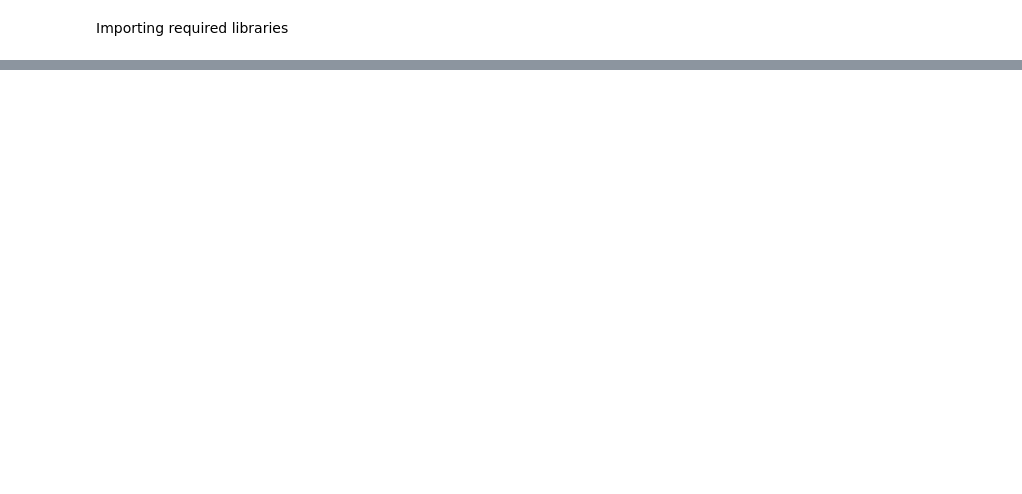
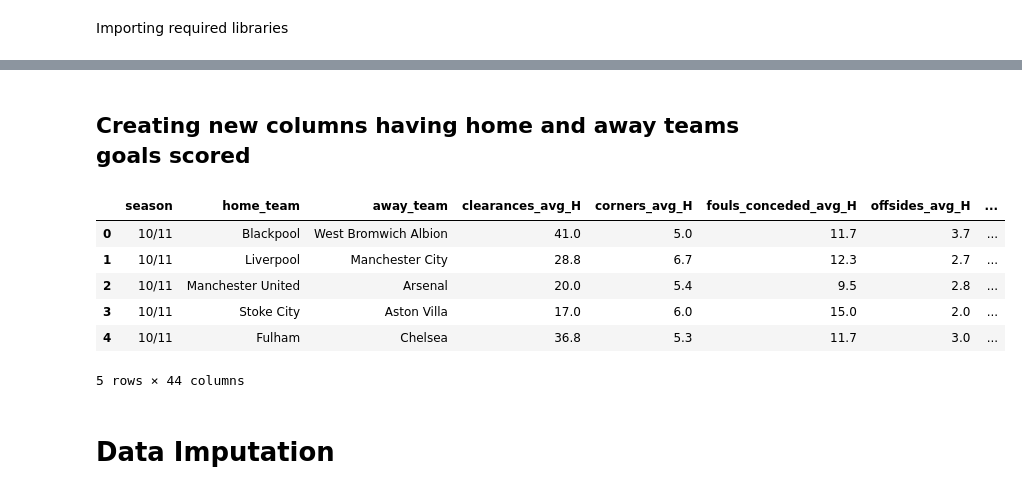
Before and after one commit to VipulR2796/premier_league_results_prediction, a Jupyter notebook: ML_Data_Cleaning_Premier_League_Stats.ipynb, the cells around one changed output, grey strips where cells are left out. Saved outputs shown, nothing was run; the diff lists cells and outputs as text; code cells hidden in the pictures; blank space fills up the shorter version.

```diff
--- a/ML_Data_Cleaning_Premier_League_Stats.ipynb
+++ b/ML_Data_Cleaning_Premier_League_Stats.ipynb
@@ -46,0 +110,19 @@ epl_data['Winner'] = epl_data[['home', 'Away']].apply(lambda row: "Home" if row[
+# %%
+ # Making a copy/backup of the dataset
+data = epl_data.copy(deep=True)
+
+# Remove all columns between column index 1 to 3
+data.drop(data.loc[:, 'home_clearances': 'sg_match_ht'], inplace=True, axis=1)
+# %%
+data.drop(columns = ['Unnamed: 0', 'link_match', 'date'], inplace = True)
+
+# Creating a target colum Winner - Winner can be 'Home Team', 'Away Team', 'Draw'
+data['Winner'] = data['result_full'].apply(lambda x: 'Home' if int(x.split("-")[0]) > int(x.split("-")[1]) else "Away" if int(x.split("-")[0]) < int(x.split("-")[1]) else "Draw")
+
+# Current match score is not required
+data.drop(columns = ['result_full', 'result_ht'], inplace=True)
+
+# Dropping additional columns which are not required
+data.drop(data.loc[:, 'clearances_avg_home': 'performance_acum_away'], inplace=True, axis=1)
+data.info(verbose=True)
+data.isna().sum()
@@ -46,0 +170,17 @@ epl_data['Winner'] = epl_data[['home', 'Away']].apply(lambda row: "Home" if row[
+# %%
+# List of numeric columns
+
+# Creating a numeric result column for home and away teams (1: win, 0: loss, 2:draw)
+data['result_H'] = data['Winner'].apply(lambda x: 1 if x == 'Home' else 0 if x == 'Away' else 2)
+data['result_A'] = data['Winner'].apply(lambda x: 0 if x == 'Home' else 1 if x == 'Away' else 2)
+home_num_cols = [x for x in list(data.columns) if (data[x].dtype == float or data[x].dtype == int) and '_H' in x]
+away_num_cols = [x for x in list(data.columns) if (data[x].dtype == float or data[x].dtype == int) and '_A' in x]
+
+home_num_col_data = data[home_num_cols]
+away_num_col_data = data[away_num_cols]
+
+#the heat map of the correlation
+# plt.title("Correlation between Home Team KPIs")
+plt.figure(figsize=(20,7))
+sns.heatmap(home_num_col_data.corr(), annot=True, cmap='RdYlGn')
+# plt.show
@@ -46,0 +285,15 @@ epl_data['Winner'] = epl_data[['home', 'Away']].apply(lambda row: "Home" if row[
+# %% [markdown]
+## Creating new columns having home and away teams goals scored
+# %%
+data['Winner'] = data[['result_H', 'result_A']].apply(lambda row: "Home" if row['result_H'] > row['result_A'] else "Away" if row['result_H'] < row['result_A'] else "Draw" if row['result_H']==row['result_A'] else "NA", axis=1)
+data.head()
+# %% [output]
+|  | season | home_team | away_team | clearances_avg_H | corners_avg_H | fouls_conceded_avg_H | offsides_avg_H | ... |
+| 0 | 10/11 | Blackpool | West Bromwich Albion | 41.0 | 5.0 | 11.7 | 3.7 | ... |
+| 1 | 10/11 | Liverpool | Manchester City | 28.8 | 6.7 | 12.3 | 2.7 | ... |
+| 2 | 10/11 | Manchester United | Arsenal | 20.0 | 5.4 | 9.5 | 2.8 | ... |
+| 3 | 10/11 | Stoke City | Aston Villa | 17.0 | 6.0 | 15.0 | 2.0 | ... |
+| 4 | 10/11 | Fulham | Chelsea | 36.8 | 5.3 | 11.7 | 3.0 | ... |
+5 rows × 44 columns
+# %% [markdown]
+# **Data Imputation**
```
Also changed, not shown: parts of 71 cells of this notebook.
